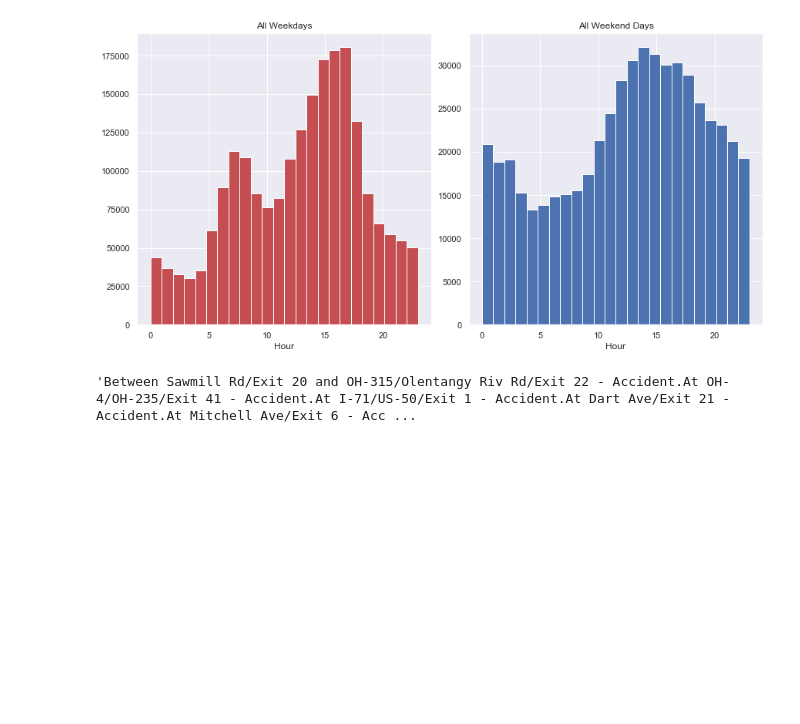
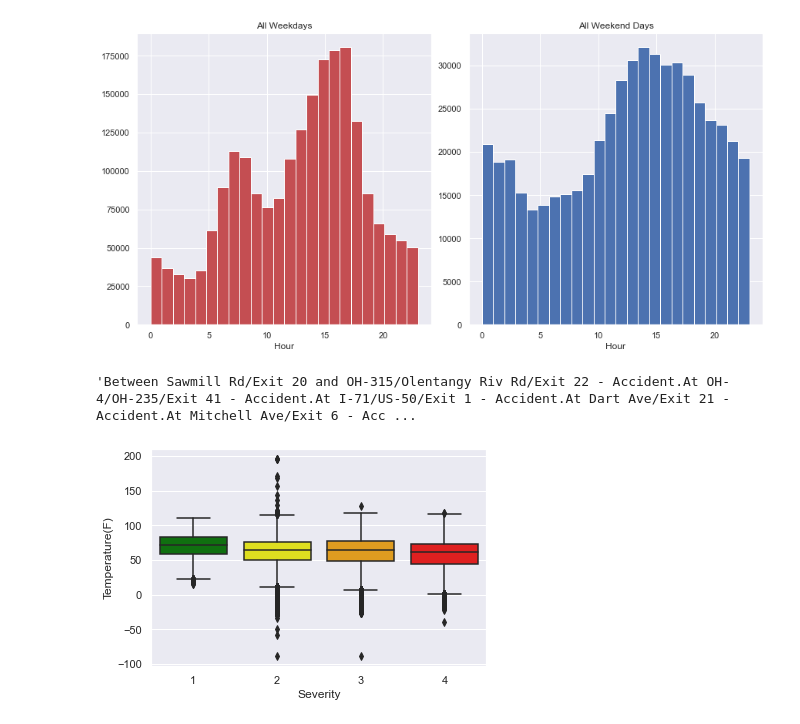
Before and after one commit to jeffc1020/453-visualization, a Jupyter notebook: final.ipynb, the cells around one changed output. Cells and saved outputs as stored; diff of their text form; code cells hidden in the pictures; blank space fills up the shorter version.

Commit message:
Added a box plot

```diff
--- a/final.ipynb
+++ b/final.ipynb
@@ -444,0 +473,5 @@ big_description_string
+# %%
+sns.boxplot(x='Severity', y='Temperature(F)', data=df, palette=['green', 'yellow', 'orange', 'red'])
+plt.show()
+# %% [output]
+[figure, added]
```
Also changed, not shown: parts of 2 cells of this notebook.
